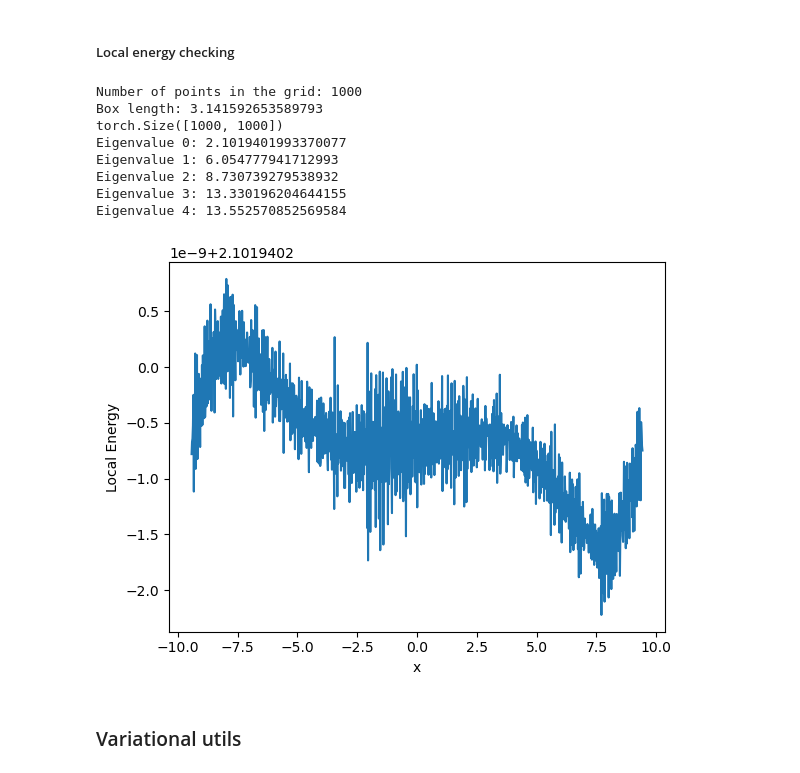
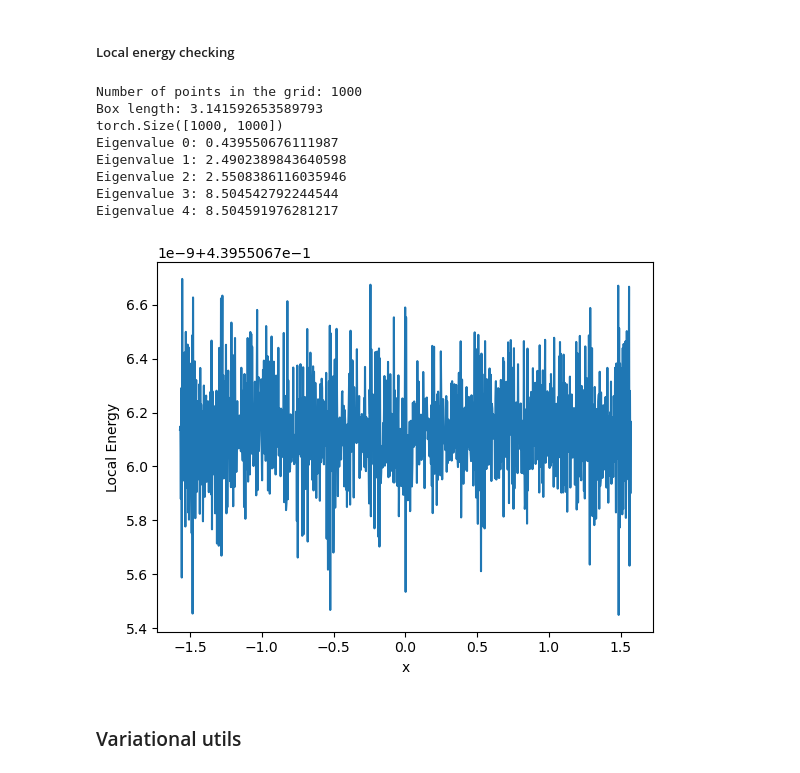
Before and after one commit to pfargas/optical-lattice-with-ANN, a Jupyter notebook: single_particle.ipynb, the cells around one changed output. Saved outputs shown, nothing was run; the diff lists cells and outputs as text; code cells hidden in the pictures.

```diff
--- a/single_particle.ipynb
+++ b/single_particle.ipynb
@@ -1,4 +1,5 @@
 # %%
+import numpy as np
 import torch
 import matplotlib.pyplot as plt
 try:
@@ -9,7 +10,7 @@ except ImportError:
 
 import copy
 
-device = torch.device("cuda" if torch.cuda.is_available() else "cpu")
+device = torch.device("cpu" if torch.cuda.is_available() else "cpu")
 torch.set_default_dtype(torch.float64)
 
 class EarlyStoppingCallback:
@@ -46,14 +47,13 @@ class EarlyStoppingCallback:
 # PARAMETERS
 HBAR = 1.0
 MASS = 1.0
-V0 = 10.0
-K1 = 1.0
-PBC = True
+V0   = 1.0
+K1   = 1.0
+PBC  = True
 
-N_POINTS = 1_000
+N_POINTS = 1_000    # total number of points in (-L/2,+L/2)
 N_PERIODS_FROM_CENTRE_TO_RIGHT = 0.5 # number of periods from the center to the right edge
-A = N_PERIODS_FROM_CENTRE_TO_RIGHT
-L_BOX = 2*torch.pi/K1 * A
+L_BOX = 2*torch.pi/K1 * N_PERIODS_FROM_CENTRE_TO_RIGHT
 GRID_SPACING = L_BOX / N_POINTS
 # %% [markdown]
 ### Exact diagonalization utils
@@ -101,28 +101,28 @@ def hamiltonian_matrix(N_POINTS, GRID_SPACING, PBC, potential_parameters, x):
 # %%
 H = hamiltonian_matrix(N_POINTS, GRID_SPACING, PBC, {'V0': V0, 'K1': K1}, x_pot)
 eigenvalues, eigenstates = torch.linalg.eigh(H)
 print(f"Number of points in the grid: {N_POINTS}")
 print(f"Box length: {L_BOX}")
 print(eigenstates.shape)
 
 for i in range(5):
     print(f'Eigenvalue {i}: {eigenvalues[i].item()}')
 
 # check local energy
 local_energy = H@eigenstates[:, 0] / eigenstates[:, 0]
-plt.plot(x.cpu().numpy(), local_energy.cpu().numpy(), label='Local Energy')
+plt.plot(x_pot.cpu().numpy(), local_energy.cpu().numpy(), label='Local Energy')
 plt.xlabel('x')
 plt.ylabel('Local Energy');
 # %% [output]
 Number of points in the grid: 1000
 Box length: 3.141592653589793
 torch.Size([1000, 1000])
-Eigenvalue 0: 2.1019401993370077
-Eigenvalue 1: 6.054777941712993
-Eigenvalue 2: 8.730739279538932
-Eigenvalue 3: 13.330196204644155
-Eigenvalue 4: 13.552570852569584
+Eigenvalue 0: 0.439550676111987
+Eigenvalue 1: 2.4902389843640598
+Eigenvalue 2: 2.5508386116035946
+Eigenvalue 3: 8.504542792244544
+Eigenvalue 4: 8.504591976281217
-[figure, old version]
+[figure, new version]
 # %%
 def plot_wf_with_PBC(wavefunction):
     for shift in [-L_BOX, 0, L_BOX]:
```
Also changed, not shown: parts of 17 cells of this notebook.
